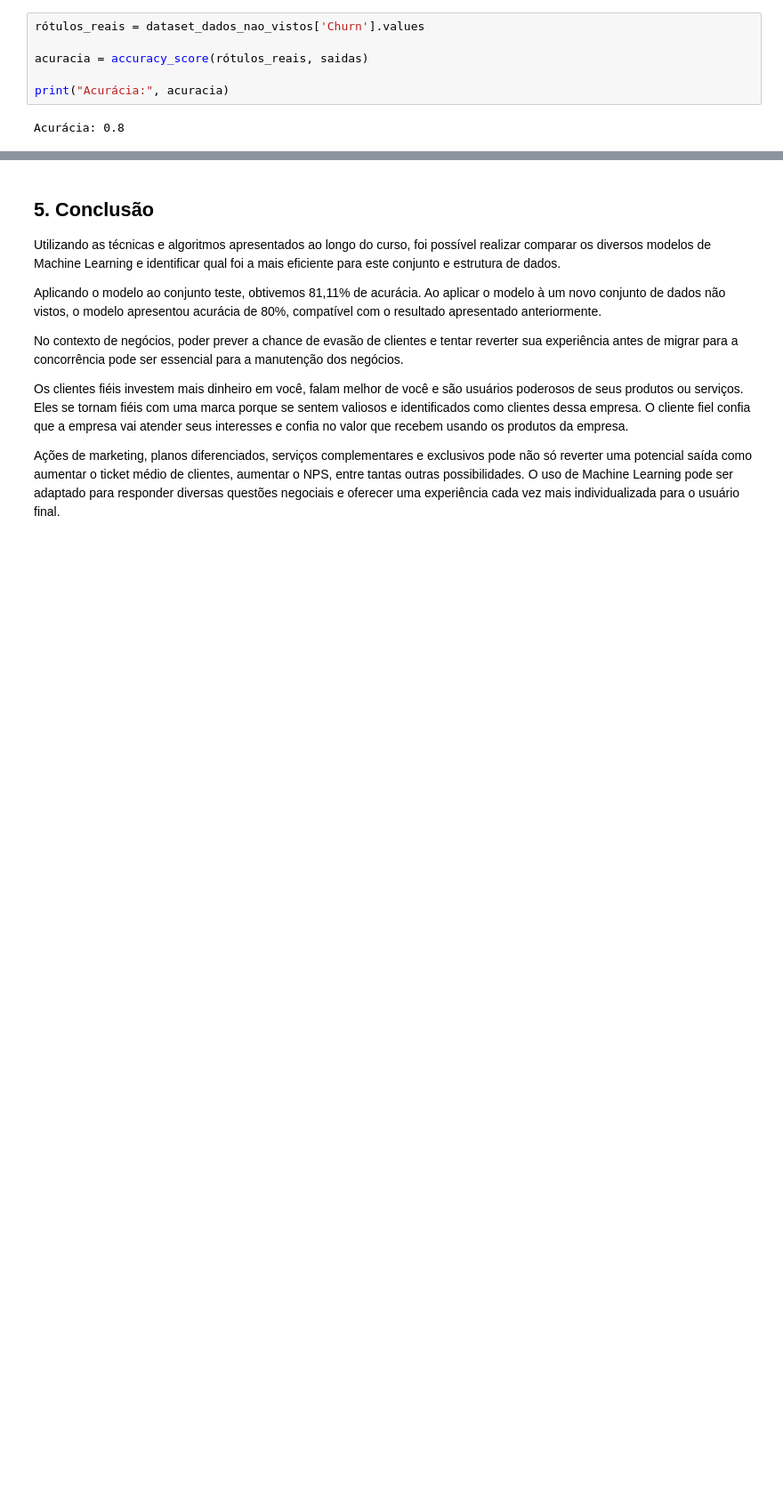
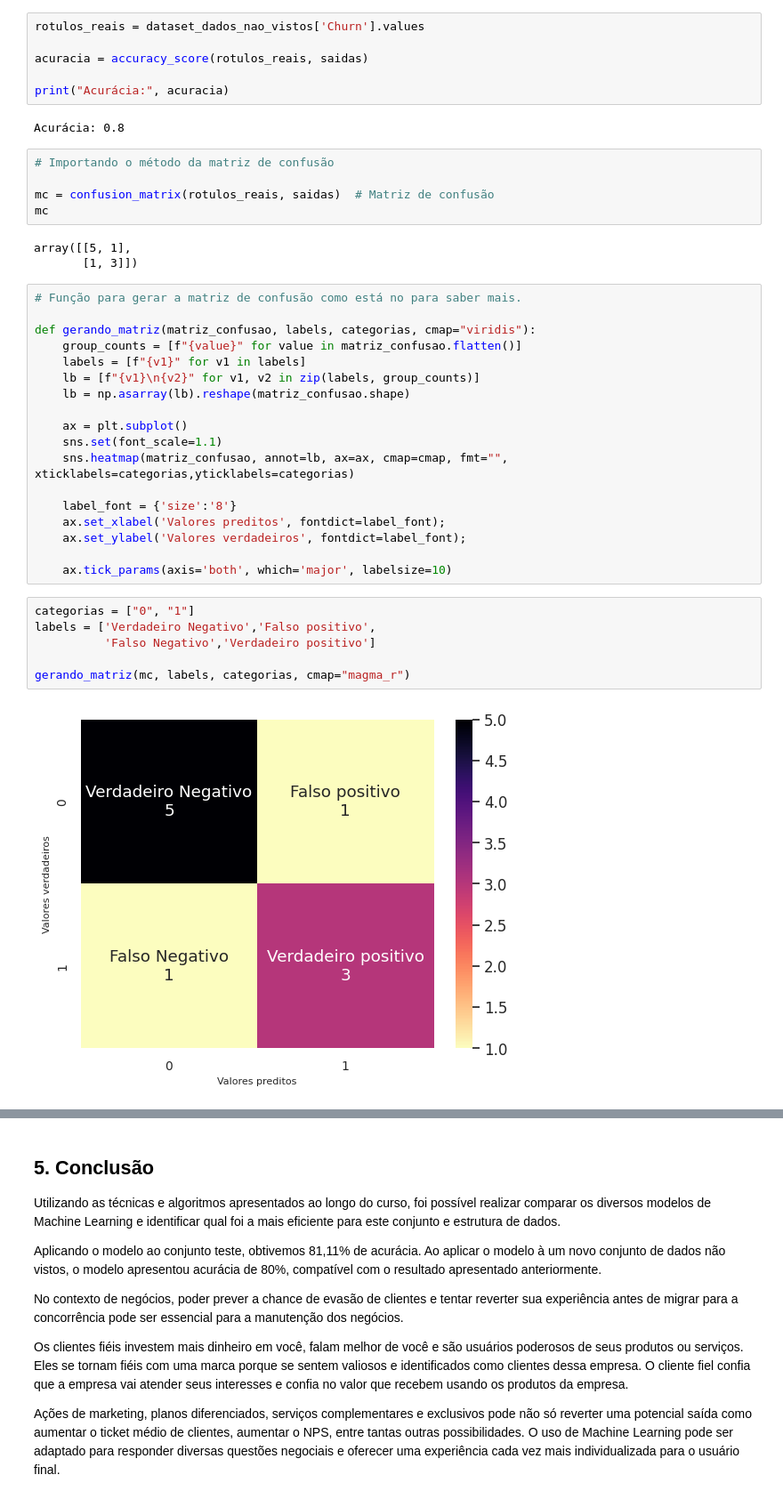
Before and after one commit to simonefmr/global_emissions, a Jupyter notebook: Sprint2_MVP_A_ML.ipynb, the cells around one changed output, grey strips where cells are left out. Shown at 89% size. Saved outputs shown, nothing was run; the diff lists cells and outputs as text; blank space fills up the shorter version.

```diff
--- a/Sprint2_MVP_A_ML.ipynb
+++ b/Sprint2_MVP_A_ML.ipynb
@@ -641,10 +645,44 @@ print(saidas)
 # %% [output]
 [1 0 0 0 1 1 0 0 1 0]
 # %%
-rótulos_reais = dataset_dados_nao_vistos['Churn'].values
+rotulos_reais = dataset_dados_nao_vistos['Churn'].values
 
-acuracia = accuracy_score(rótulos_reais, saidas)
+acuracia = accuracy_score(rotulos_reais, saidas)
 
 print("Acurácia:", acuracia)
 # %% [output]
 Acurácia: 0.8
+# %%
+# Importando o método da matriz de confusão
+
+mc = confusion_matrix(rotulos_reais, saidas)  # Matriz de confusão
+mc
+# %% [output]
+array([[5, 1],
+       [1, 3]])
+# %%
+# Função para gerar a matriz de confusão como está no para saber mais.
+
+def gerando_matriz(matriz_confusao, labels, categorias, cmap="viridis"):
+    group_counts = [f"{value}" for value in matriz_confusao.flatten()]
+    labels = [f"{v1}" for v1 in labels]
+    lb = [f"{v1}\n{v2}" for v1, v2 in zip(labels, group_counts)]
+    lb = np.asarray(lb).reshape(matriz_confusao.shape)
+
+    ax = plt.subplot()
+    sns.set(font_scale=1.1)
+    sns.heatmap(matriz_confusao, annot=lb, ax=ax, cmap=cmap, fmt="", xticklabels=categorias,yticklabels=categorias)
+
+    label_font = {'size':'8'}
+    ax.set_xlabel('Valores preditos', fontdict=label_font);
+    ax.set_ylabel('Valores verdadeiros', fontdict=label_font);
+
+    ax.tick_params(axis='both', which='major', labelsize=10)
+# %%
+categorias = ["0", "1"]
+labels = ['Verdadeiro Negativo','Falso positivo',
+          'Falso Negativo','Verdadeiro positivo']
+
+gerando_matriz(mc, labels, categorias, cmap="magma_r")
+# %% [output]
+[figure, added]
```
Also changed, not shown: parts of 4 cells of this notebook.
